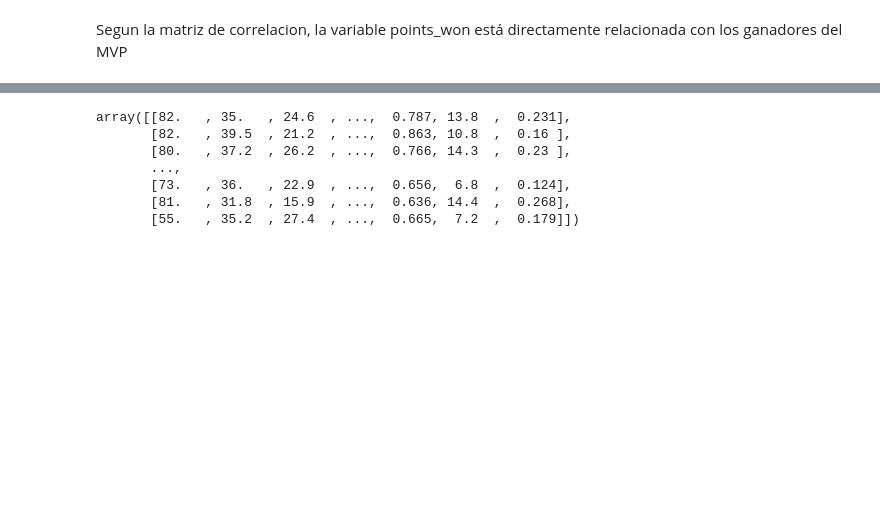
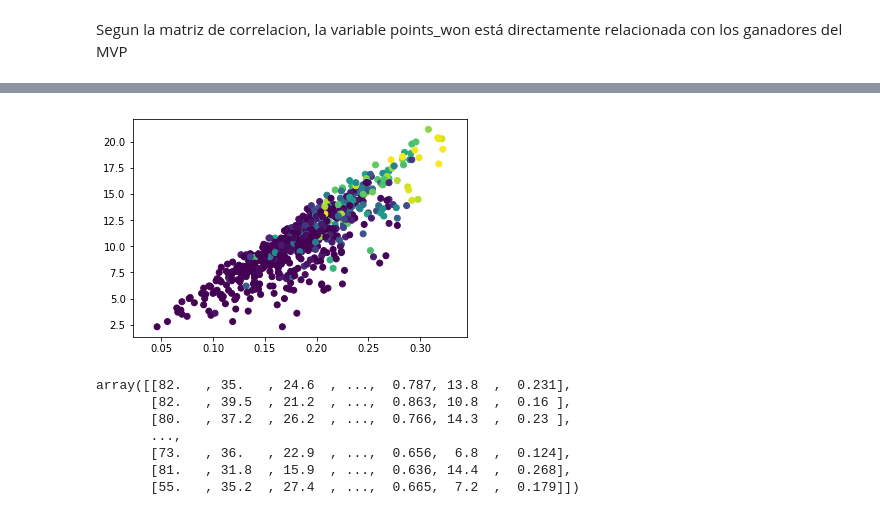
Before and after one commit to MartaMBenedito/TFM_Breeds_Dog, a Jupyter notebook: nba_mvp.ipynb, the cells around one changed output, grey strips where cells are left out. Saved outputs shown, nothing was run; the diff lists cells and outputs as text; code cells hidden in the pictures; blank space fills up the shorter version.

```diff
--- a/nba_mvp.ipynb
+++ b/nba_mvp.ipynb
@@ -188 +235,5 @@ Segun la matriz de correlacion, la variable points_won está directamente relaci
+# %%
+plt.scatter(mvp_win_train["ws_per_48"],mvp_win_train["ws"],c=mvp_win_train["award_share"]);
+# %% [output]
+[figure, added]
 # %%
```
Also changed, not shown: parts of 19 cells of this notebook.
